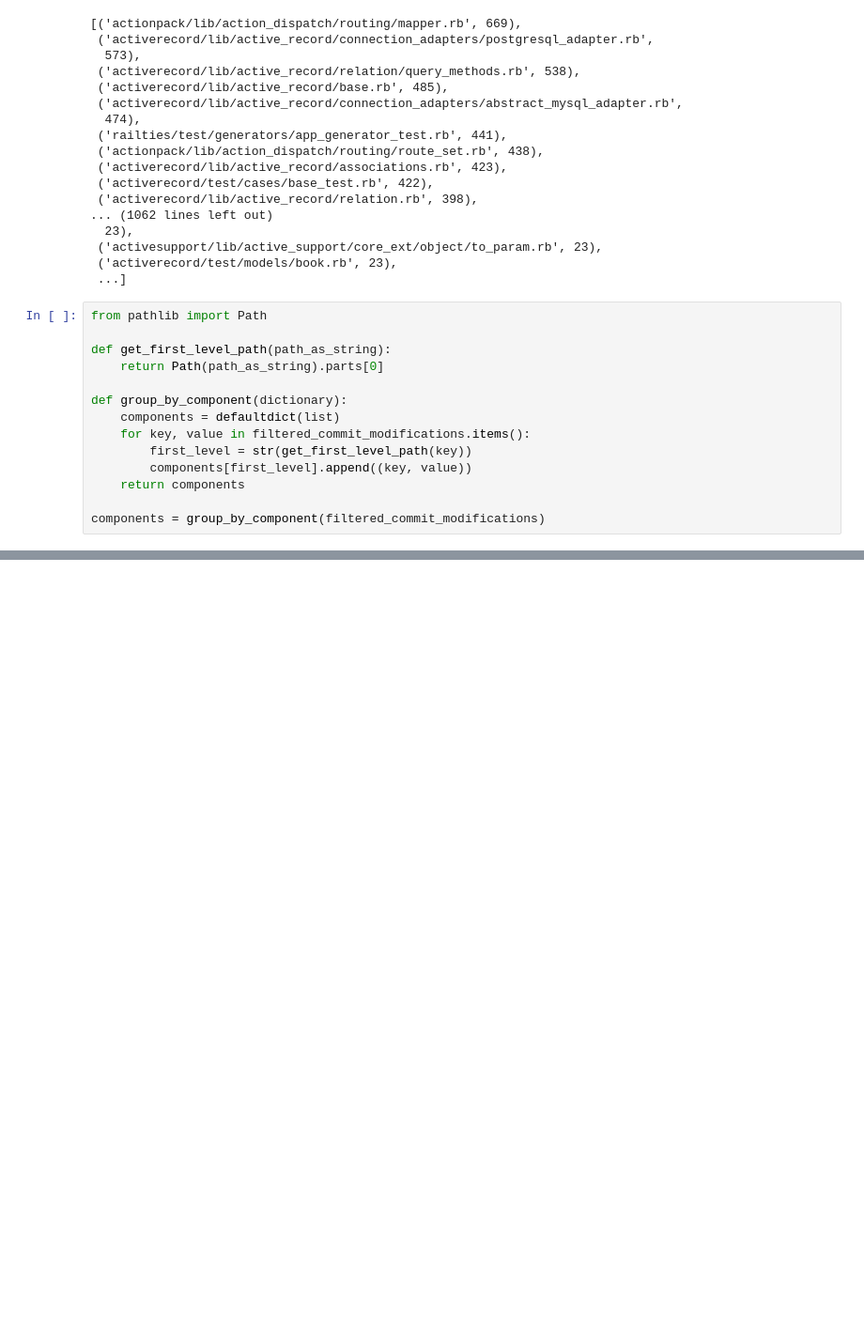
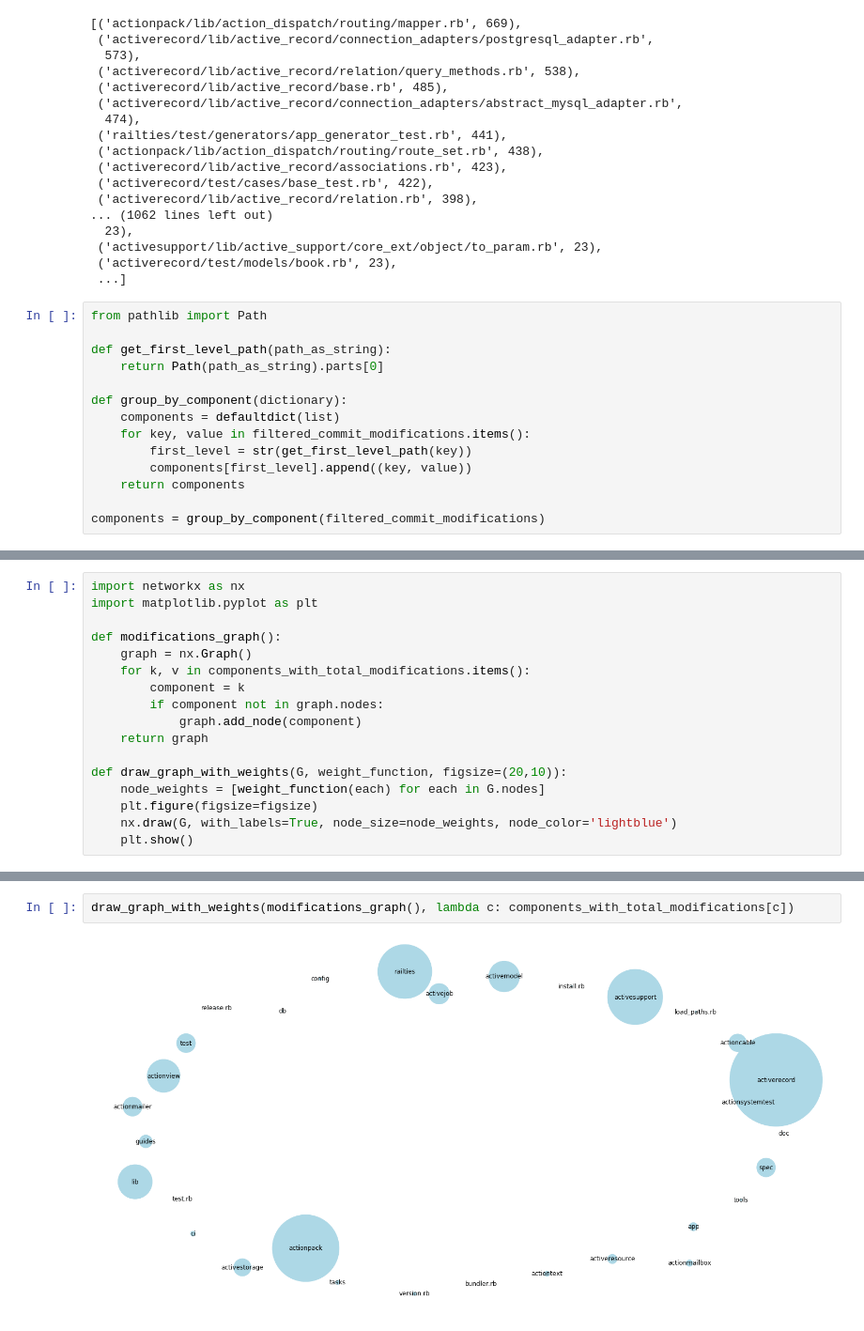
Before and after one commit to janschill/uni-software_architecture, a Jupyter notebook: reconstruction/schi/evolution.ipynb, the cells around one changed output, grey strips where cells are left out. Shown at 94% size. Saved outputs shown, nothing was run; the diff lists cells and outputs as text; blank space fills up the shorter version.

```diff
--- a/reconstruction/schi/evolution.ipynb
+++ b/reconstruction/schi/evolution.ipynb
@@ -238,0 +189,17 @@ def module_size(m):
+# %%
+import networkx as nx
+import matplotlib.pyplot as plt
+
+def modifications_graph():
+    graph = nx.Graph()
+    for k, v in components_with_total_modifications.items():
+        component = k
+        if component not in graph.nodes:
+            graph.add_node(component)
+    return graph
+
+def draw_graph_with_weights(G, weight_function, figsize=(20,10)):
+    node_weights = [weight_function(each) for each in G.nodes]
+    plt.figure(figsize=figsize)
+    nx.draw(G, with_labels=True, node_size=node_weights, node_color='lightblue')
+    plt.show()
@@ -238,0 +212,4 @@ def module_size(m):
+# %%
+draw_graph_with_weights(modifications_graph(), lambda c: components_with_total_modifications[c])
+# %% [output]
+[figure, added]
```
Also changed, not shown: parts of 5 cells of this notebook.
